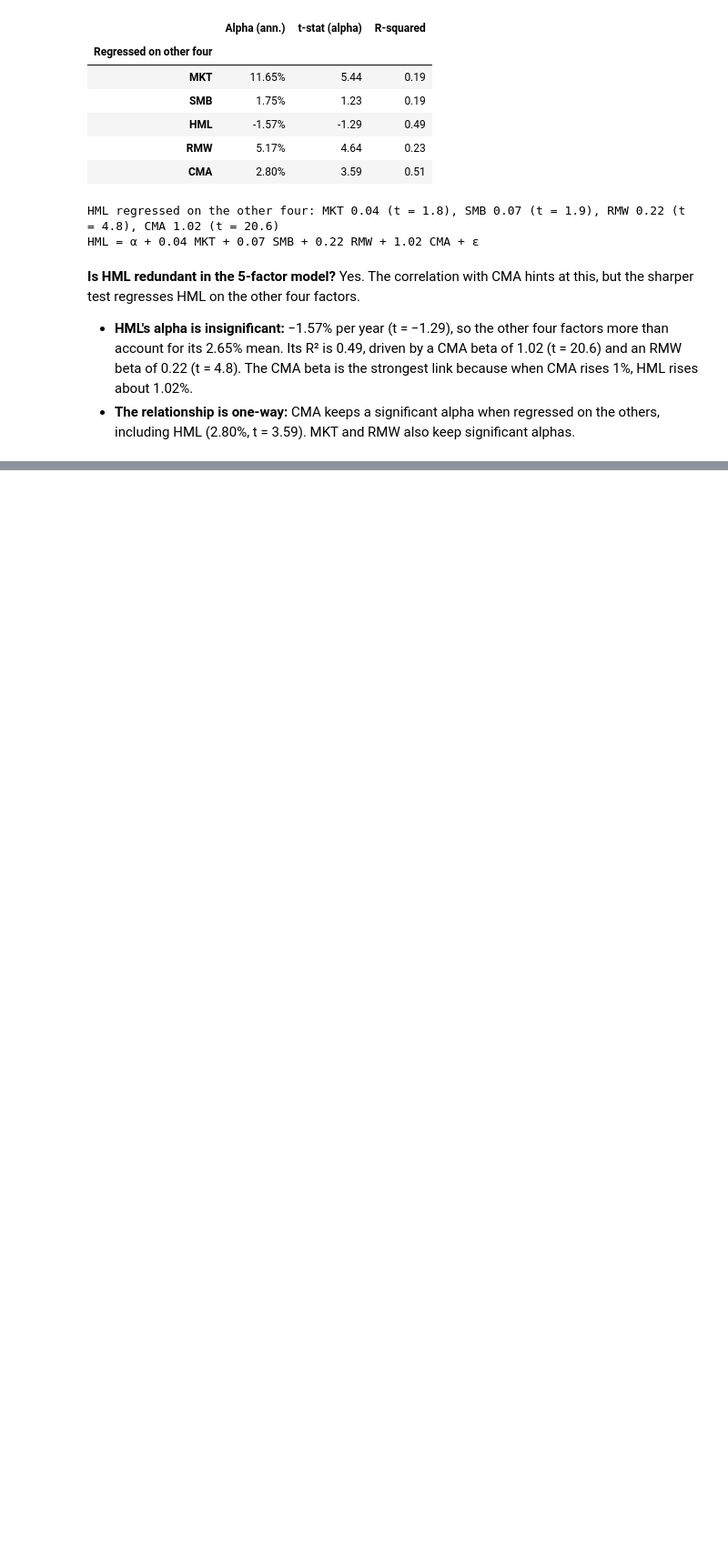
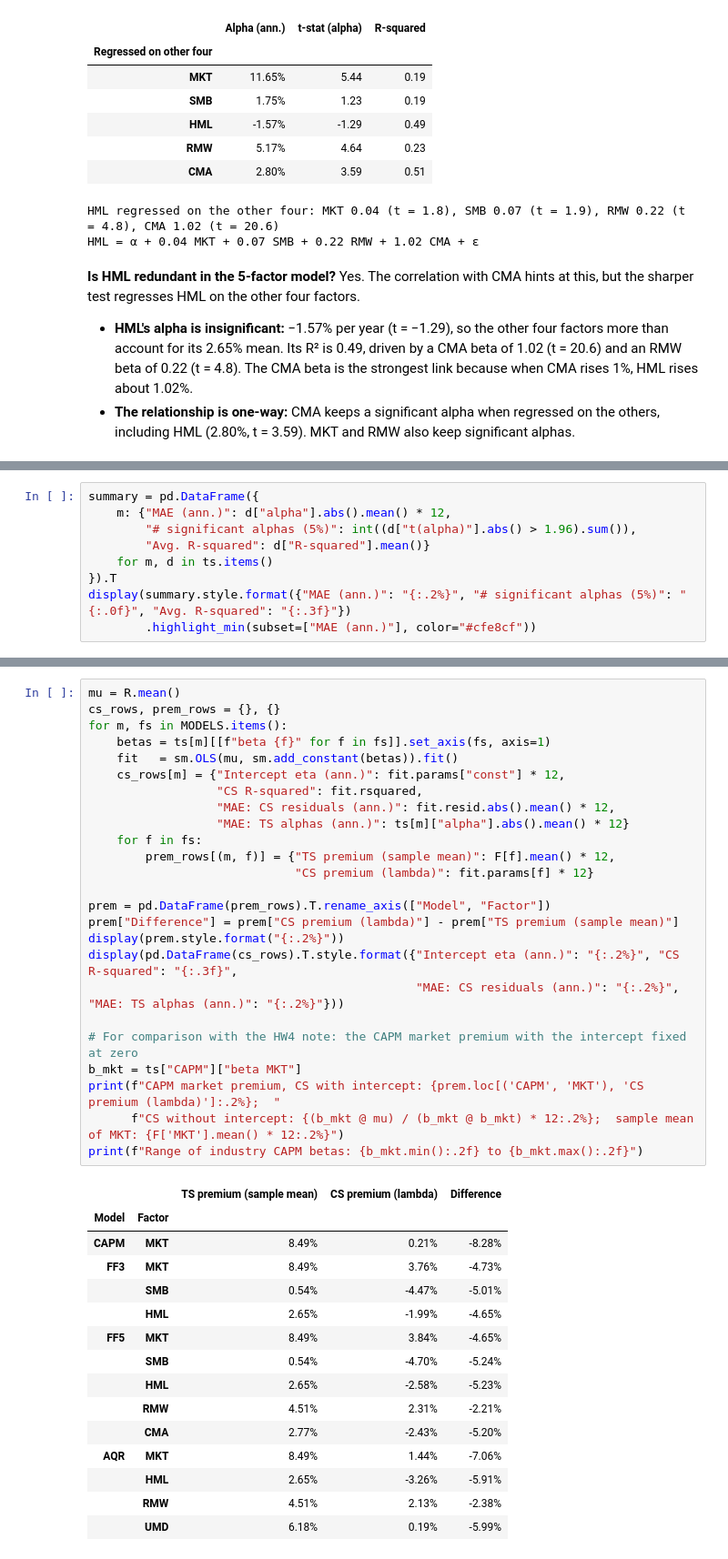
Before and after one commit to Brendon-Wang/finm-36700portfolio, a Jupyter notebook: hw6/smart_beta_factor_investing/smart_beta_factor_investing.ipynb, the cells around one changed output, grey strips where cells are left out. Shown at 91% size. Drawn from its saved outputs; the diff is of its cells as text; blank space fills up the shorter version.

```diff
--- a/hw6/smart_beta_factor_investing/smart_beta_factor_investing.ipynb
+++ b/hw6/smart_beta_factor_investing/smart_beta_factor_investing.ipynb
@@ -163,0 +308,9 @@ HML = α + 0.04 MKT + 0.07 SMB + 0.22 RMW + 1.02 CMA + ε
+# %%
+summary = pd.DataFrame({
+    m: {"MAE (ann.)": d["alpha"].abs().mean() * 12,
+        "# significant alphas (5%)": int((d["t(alpha)"].abs() > 1.96).sum()),
+        "Avg. R-squared": d["R-squared"].mean()}
+    for m, d in ts.items()
+}).T
+display(summary.style.format({"MAE (ann.)": "{:.2%}", "# significant alphas (5%)": "{:.0f}", "Avg. R-squared": "{:.3f}"})
+        .highlight_min(subset=["MAE (ann.)"], color="#cfe8cf"))
@@ -163,0 +392,41 @@ HML = α + 0.04 MKT + 0.07 SMB + 0.22 RMW + 1.02 CMA + ε
+# %%
+mu = R.mean()
+cs_rows, prem_rows = {}, {}
+for m, fs in MODELS.items():
+    betas = ts[m][[f"beta {f}" for f in fs]].set_axis(fs, axis=1)
+    fit   = sm.OLS(mu, sm.add_constant(betas)).fit()
+    cs_rows[m] = {"Intercept eta (ann.)": fit.params["const"] * 12,
+                  "CS R-squared": fit.rsquared,
+                  "MAE: CS residuals (ann.)": fit.resid.abs().mean() * 12,
+                  "MAE: TS alphas (ann.)": ts[m]["alpha"].abs().mean() * 12}
+    for f in fs:
+        prem_rows[(m, f)] = {"TS premium (sample mean)": F[f].mean() * 12,
+                             "CS premium (lambda)": fit.params[f] * 12}
+
+prem = pd.DataFrame(prem_rows).T.rename_axis(["Model", "Factor"])
+prem["Difference"] = prem["CS premium (lambda)"] - prem["TS premium (sample mean)"]
+display(prem.style.format("{:.2%}"))
+display(pd.DataFrame(cs_rows).T.style.format({"Intercept eta (ann.)": "{:.2%}", "CS R-squared": "{:.3f}",
+                                              "MAE: CS residuals (ann.)": "{:.2%}", "MAE: TS alphas (ann.)": "{:.2%}"}))
+
+# For comparison with the HW4 note: the CAPM market premium with the intercept fixed at zero
+b_mkt = ts["CAPM"]["beta MKT"]
+print(f"CAPM market premium, CS with intercept: {prem.loc[('CAPM', 'MKT'), 'CS premium (lambda)']:.2%};  "
+      f"CS without intercept: {(b_mkt @ mu) / (b_mkt @ b_mkt) * 12:.2%};  sample mean of MKT: {F['MKT'].mean() * 12:.2%}")
+print(f"Range of industry CAPM betas: {b_mkt.min():.2f} to {b_mkt.max():.2f}")
+# %% [output]
+|  |  | TS premium (sample mean) | CS premium (lambda) | Difference |
+| Model | Factor |  |  |  |
+| CAPM | MKT | 8.49% | 0.21% | -8.28% |
+| FF3 | MKT | 8.49% | 3.76% | -4.73% |
+|  | SMB | 0.54% | -4.47% | -5.01% |
+|  | HML | 2.65% | -1.99% | -4.65% |
+| FF5 | MKT | 8.49% | 3.84% | -4.65% |
+|  | SMB | 0.54% | -4.70% | -5.24% |
+|  | HML | 2.65% | -2.58% | -5.23% |
+|  | RMW | 4.51% | 2.31% | -2.21% |
+|  | CMA | 2.77% | -2.43% | -5.20% |
+| AQR | MKT | 8.49% | 1.44% | -7.06% |
+|  | HML | 2.65% | -3.26% | -5.91% |
+|  | RMW | 4.51% | 2.13% | -2.38% |
+|  | UMD | 6.18% | 0.19% | -5.99% |
```
Also changed, not shown: parts of 27 cells of this notebook.
